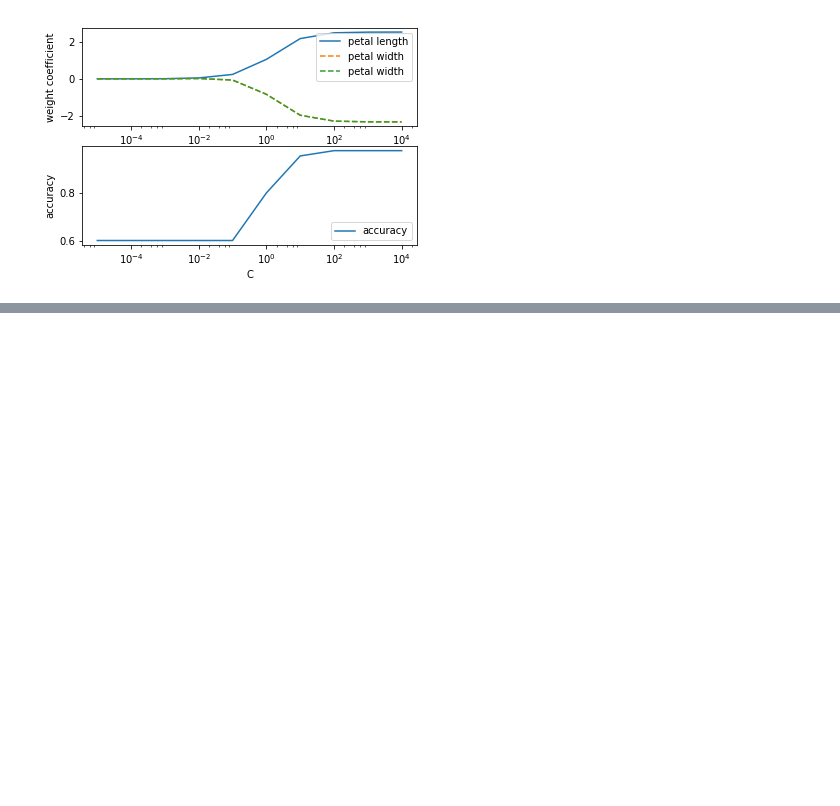
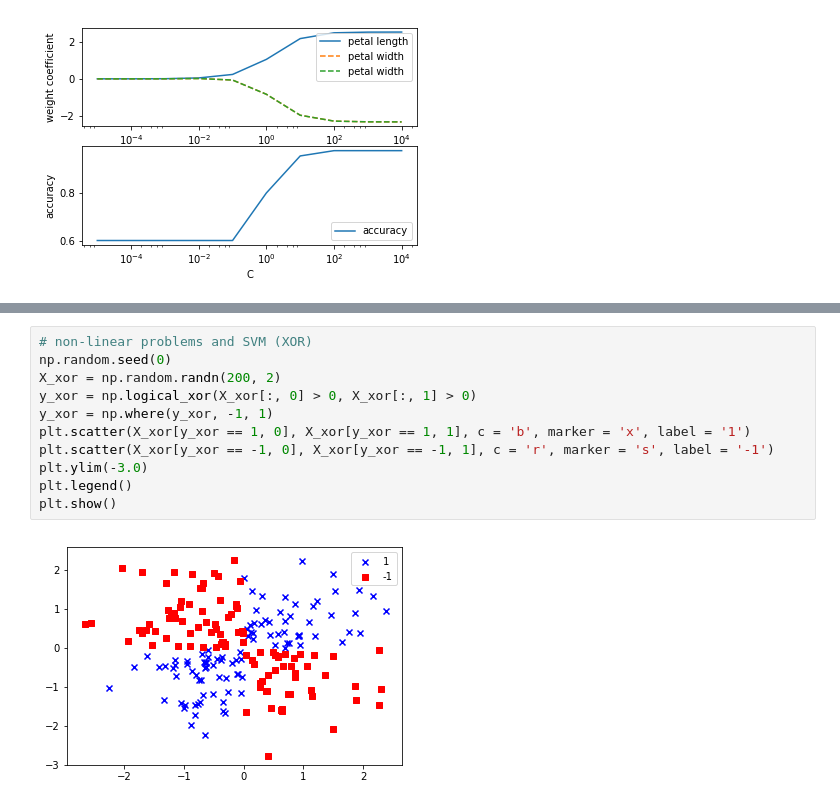
Before and after one commit to khvorov/python-ml, a Jupyter notebook: learn_sklearn.ipynb, the cells around one changed output, grey strips where cells are left out. Drawn from its saved outputs; the diff is of its cells as text; blank space fills up the shorter version.

```diff
--- a/learn_sklearn.ipynb
+++ b/learn_sklearn.ipynb
@@ -94,0 +113,13 @@ plt.show()
+# %%
+# non-linear problems and SVM (XOR)
+np.random.seed(0)
+X_xor = np.random.randn(200, 2)
+y_xor = np.logical_xor(X_xor[:, 0] > 0, X_xor[:, 1] > 0)
+y_xor = np.where(y_xor, -1, 1)
+plt.scatter(X_xor[y_xor == 1, 0], X_xor[y_xor == 1, 1], c = 'b', marker = 'x', label = '1')
+plt.scatter(X_xor[y_xor == -1, 0], X_xor[y_xor == -1, 1], c = 'r', marker = 's', label = '-1')
+plt.ylim(-3.0)
+plt.legend()
+plt.show()
+# %% [output]
+[figure, added]
```
Also changed, not shown: parts of 5 cells of this notebook.
